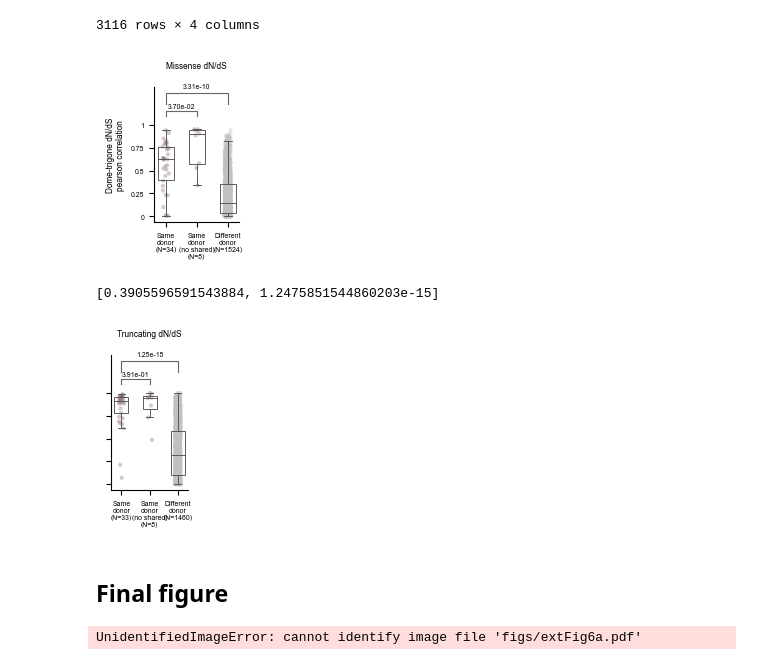
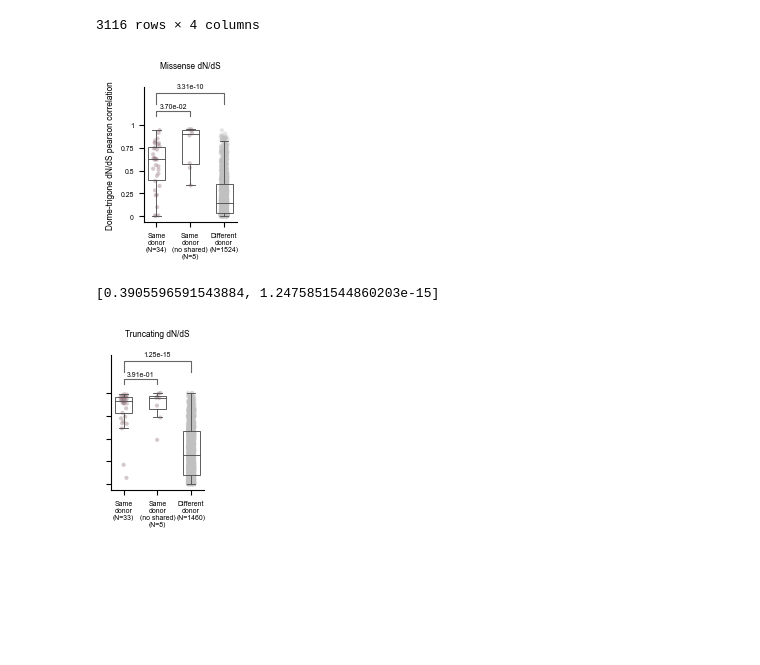
Before and after one commit to bbglab/normal_bladder_paper, a Jupyter notebook: extended/extended6/ExtendedFigure6.ipynb, the cells around one changed output. Cells and saved outputs as stored; diff of their text form; code cells hidden in the pictures; blank space fills up the shorter version.

Commit message:
remove figure generation from ext6

```diff
--- a/extended/extended6/ExtendedFigure6.ipynb
+++ b/extended/extended6/ExtendedFigure6.ipynb
@@ -699,7 +699,7 @@ axs.set_yticklabels([0, 0.25, 0.5, 0.75, 1], fontsize = plots_general_config["xy
 axs.tick_params(axis='y', labelsize = plots_general_config["xyticks_fontsize"])
 axs.set_xlabel("")
 axs.set_title("Missense dN/dS\n", fontsize = plots_general_config["xylabel_fontsize"])
-axs.set_ylabel("Dome-trigone dN/dS\npearson correlation", fontsize = plots_general_config["ylabel_fontsize"])
+axs.set_ylabel("Dome-trigone dN/dS pearson correlation", fontsize = plots_general_config["ylabel_fontsize"])
 axs.spines['top'].set_visible(False)
 axs.spines['right'].set_visible(False)
 plt.savefig(f"{save_dir}/extFig6c_missense.pdf", dpi = 300, bbox_inches = 'tight')
@@ -707,7 +707,7 @@ plt.show()
 
 # truncating omegas
 
-fig, axs = plt.subplots(1, 1, figsize = (1, 1.759))
+fig, axs = plt.subplots(1, 1, figsize = (1.2, 1.759))
 sns.boxplot(corr_trunc_df, x = "pair", y = "pearson_corr", order = figc_categs.keys(),
             showfliers = False, palette = figc_colors, width = 0.5, saturation = 1, linewidth=0.65,
             ax = axs, boxprops = dict(facecolor = 'none'))
@@ -728,72 +728,32 @@ print(pvals)
 for i, pval in enumerate(pvals):
 
     h = 0.05+i/15
     y = corr_trunc_df["pearson_corr"].max()+h
     axs.plot([0, 0, i+1, i+1], [y+h, y+2*h, y+2*h, y+h], lw = 0.8, c = "0.4")
     sig_text = format(pval, ".2e")
     axs.text(0.5+i/2, y+h+0.05+i/12+y/50, sig_text, ha='center', va='bottom', fontsize=plots_general_config["annots_fontsize"])
 
 figc_categs = {"same_donor_allmuts": "Same\ndonor",
             "same_donor_noshared": "Same\ndonor\n(no shared)",
             "diff_donor_allmuts": "Different\ndonor" # this are only trigone-dome pairs
             }
 n_counts = corr_trunc_df[["pair", "pearson_corr"]].dropna()["pair"].value_counts(dropna = True).reset_index(name = "count")
 for categ in figc_categs:
     n = n_counts.loc[n_counts["index"] == categ]["count"].values[0]
     figc_categs[categ] = f'{figc_categs[categ]}\n(N={n})'
 
 
 axs.set_xticklabels(figc_categs.values(), fontsize = plots_general_config["xyticks_fontsize"])
 axs.set_yticks([0, 0.25, 0.5, 0.75, 1])
 axs.set_yticklabels([], fontsize = plots_general_config["xyticks_fontsize"])
 axs.tick_params(axis='y', labelsize = plots_general_config["xyticks_fontsize"])
 axs.set_xlabel("")
 axs.set_title("Truncating dN/dS\n", fontsize = plots_general_config["xylabel_fontsize"])
 axs.set_ylabel("", fontsize = plots_general_config["ylabel_fontsize"])
 axs.spines['top'].set_visible(False)
 axs.spines['right'].set_visible(False)
 plt.savefig(f"{save_dir}/extFig6c_truncating.pdf", dpi = 300, bbox_inches = 'tight')
 # %% [output]
-[figure, old version]
+[figure, new version]
 [0.3905596591543884, 1.2475851544860203e-15]
-[figure, old version]
+[figure, new version]
-# %% [markdown]
-## Final figure
-# %%
-# load images
-figA = Image.open(os.path.join(save_dir, "extFig6a.pdf"))
-figB1 = Image.open(os.path.join(save_dir, "extFig6b_allsnvs.pdf"))
-figB2 = Image.open(os.path.join(save_dir, "extFig6b_truncating.pdf"))
-figB3 = Image.open(os.path.join(save_dir, "extFig6b_missense.pdf"))
-figB4 = Image.open(os.path.join(save_dir, "extFig6b_nonprotaffecting.pdf"))
-figC1 = Image.open(os.path.join(save_dir, "extFig6c_missense.pdf"))
-figC2 = Image.open(os.path.join(save_dir, "extFig6c_truncating.pdf"))
-
-# height
-# fig_height = figA.height + figB1.height + figC.height
-fig_height = figA.height + figB1.height
-
-# width
-fig_width = figA.width
-
-# create canvas
-canvas = Image.new('RGB', (fig_width, fig_height), 'white')
-sep_rows = 50
-
-# paste images
-canvas.paste(figA, (0, 0))
-canvas.paste(figB1, (0, figA.height))
-canvas.paste(figB2, (figB1.width, figA.height))
-canvas.paste(figB3, (figB1.width+figB2.width, figA.height))
-canvas.paste(figB4, (figB1.width+figB2.width+figB3.width, figA.height))
-
-n = 0
-canvas.paste(figC1, (n+figB1.width+figB2.width+figB3.width+figB4.width, figA.height))
-canvas.paste(figC2, (n+figB1.width+figB2.width+figB3.width+figB4.width+figC1.width, figA.height))
-
-plt.imshow(canvas)
-plt.axis('off')
-canvas.save(f'{save_dir}/extFig6.pdf')
-plt.show()
-# %% [output]
-UnidentifiedImageError: cannot identify image file 'figs/extFig6a.pdf'
```
